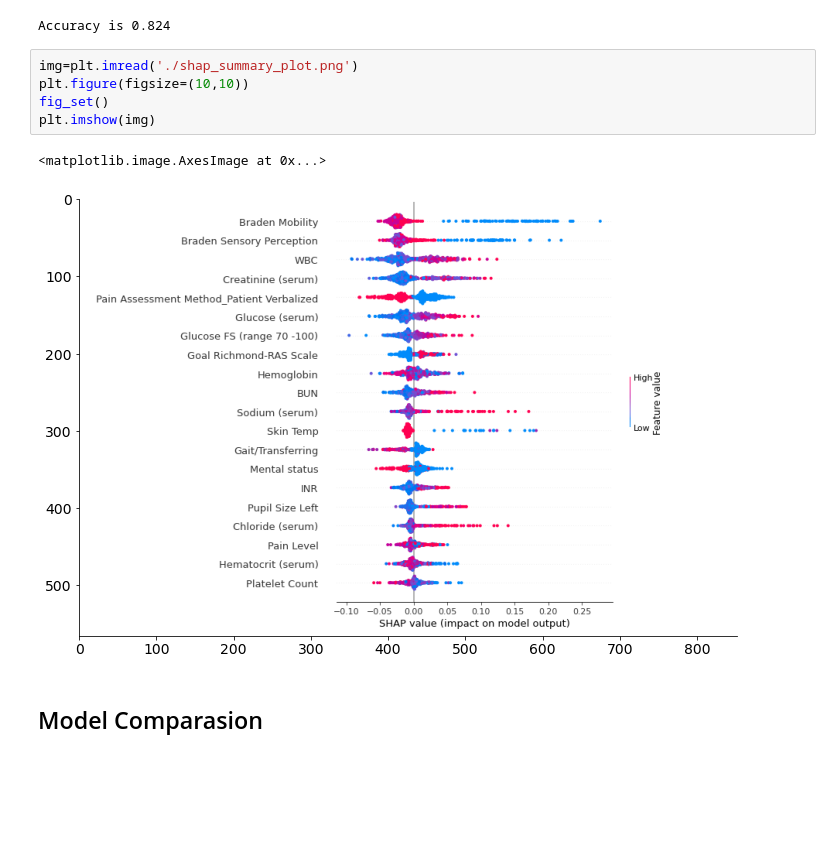
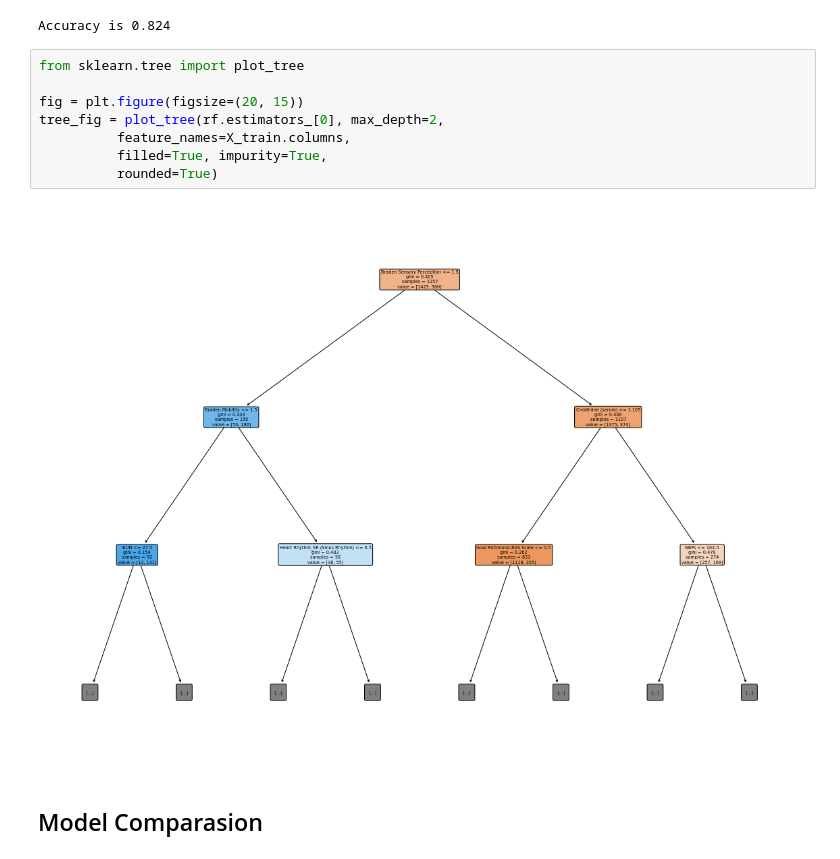
Before and after one commit to Wetiqe/MIMIC_I61, a Jupyter notebook: I61.ipynb, the cells around one changed output. Drawn from its saved outputs; the diff is of its cells as text; blank space fills up the shorter version.

```diff
--- a/I61.ipynb
+++ b/I61.ipynb
@@ -641,14 +659,16 @@ acc=rf.score(X_test, y_test)
 print(f"Accuracy is {acc}")
 # %% [output]
 Accuracy is 0.824
-# %%
-img=plt.imread('./shap_summary_plot.png')
-plt.figure(figsize=(10,10))
-fig_set()
-plt.imshow(img)
-# %% [output]
-<matplotlib.image.AxesImage at 0x...>
-[figure, removed]
+# %%
+from sklearn.tree import plot_tree
+
+fig = plt.figure(figsize=(20, 15))
+tree_fig = plot_tree(rf.estimators_[0], max_depth=2,
+          feature_names=X_train.columns,
+          filled=True, impurity=True,
+          rounded=True)
+# %% [output]
+[figure, added]
 # %% [markdown]
 ## Model Comparasion
 # %%
```
Also changed, not shown: parts of 22 cells of this notebook, 3 other files.
